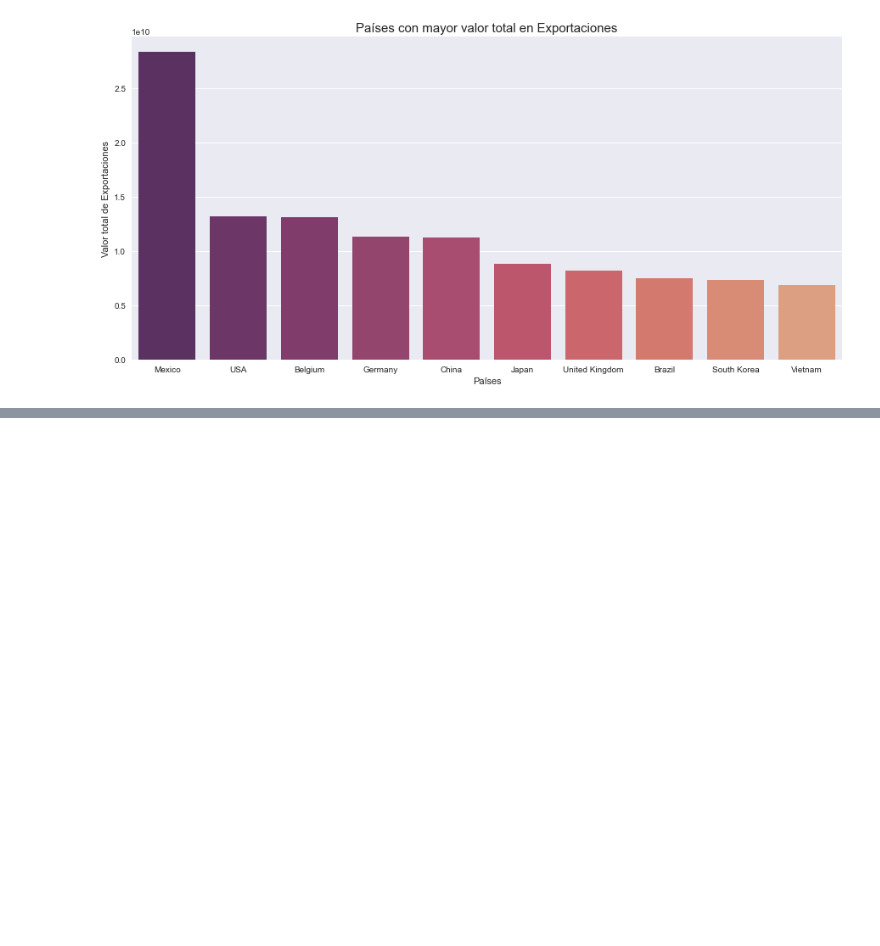
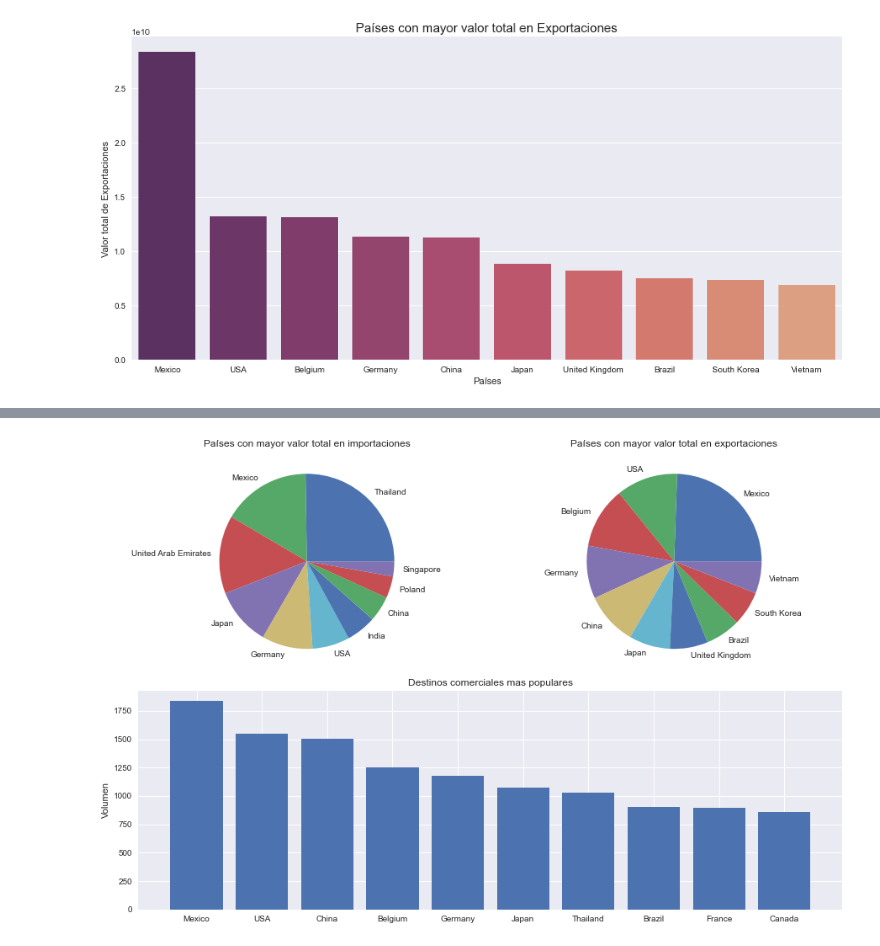
Before and after one commit to josue-islas/EmTech_2, a Jupyter notebook: Notebooks/ISLAS_GASRCILAZO_JOSUE_SABDIEL_PROYECTO.ipynb, the cells around one changed output, grey strips where cells are left out. Saved outputs shown, nothing was run; the diff lists cells and outputs as text; code cells hidden in the pictures; blank space fills up the shorter version.

```diff
--- a/Notebooks/ISLAS_GASRCILAZO_JOSUE_SABDIEL_PROYECTO.ipynb
+++ b/Notebooks/ISLAS_GASRCILAZO_JOSUE_SABDIEL_PROYECTO.ipynb
@@ -531,0 +567,25 @@ plt.show()
+# %%
+g_sup_izq = plt.subplot2grid(shape=(4, 4), loc = (0,0), rowspan=2, colspan=2)
+g_sup_izq.pie(
+    labels = df_paises_raiting.sort_values(by='Importaciones', ascending=False).iloc[:10].index,
+    x = df_paises_raiting.sort_values(by = 'Importaciones', ascending=False).iloc[:10].Importaciones
+    )
+g_sup_izq.set_title('Países con mayor valor total en importaciones')
+
+g_sup_der = plt.subplot2grid(shape=(4, 4), loc = (0, 2), rowspan=2, colspan=2)
+g_sup_der.pie(
+    labels = df_paises_raiting.sort_values(by='Exportaciones', ascending=False).iloc[:10].index,
+    x = df_paises_raiting.sort_values(by = 'Exportaciones', ascending=False).iloc[:10].Exportaciones
+    )
+g_sup_der.set_title('Países con mayor valor total en exportaciones')
+
+g_inferior = plt.subplot2grid(shape=(4, 4), loc = (2, 0), rowspan=2, colspan=4)
+g_inferior.bar(
+    x = df_destinos.iloc[:10].index,
+    height = df_destinos['Rating'].iloc[:10])
+g_inferior.set_ylabel('Volumen')
+g_inferior.set_title('Destinos comerciales mas populares')
+
+plt.gcf().set_size_inches(15, 10)
+# %% [output]
+[figure, added]
```
Also changed, not shown: parts of 2 cells of this notebook.
